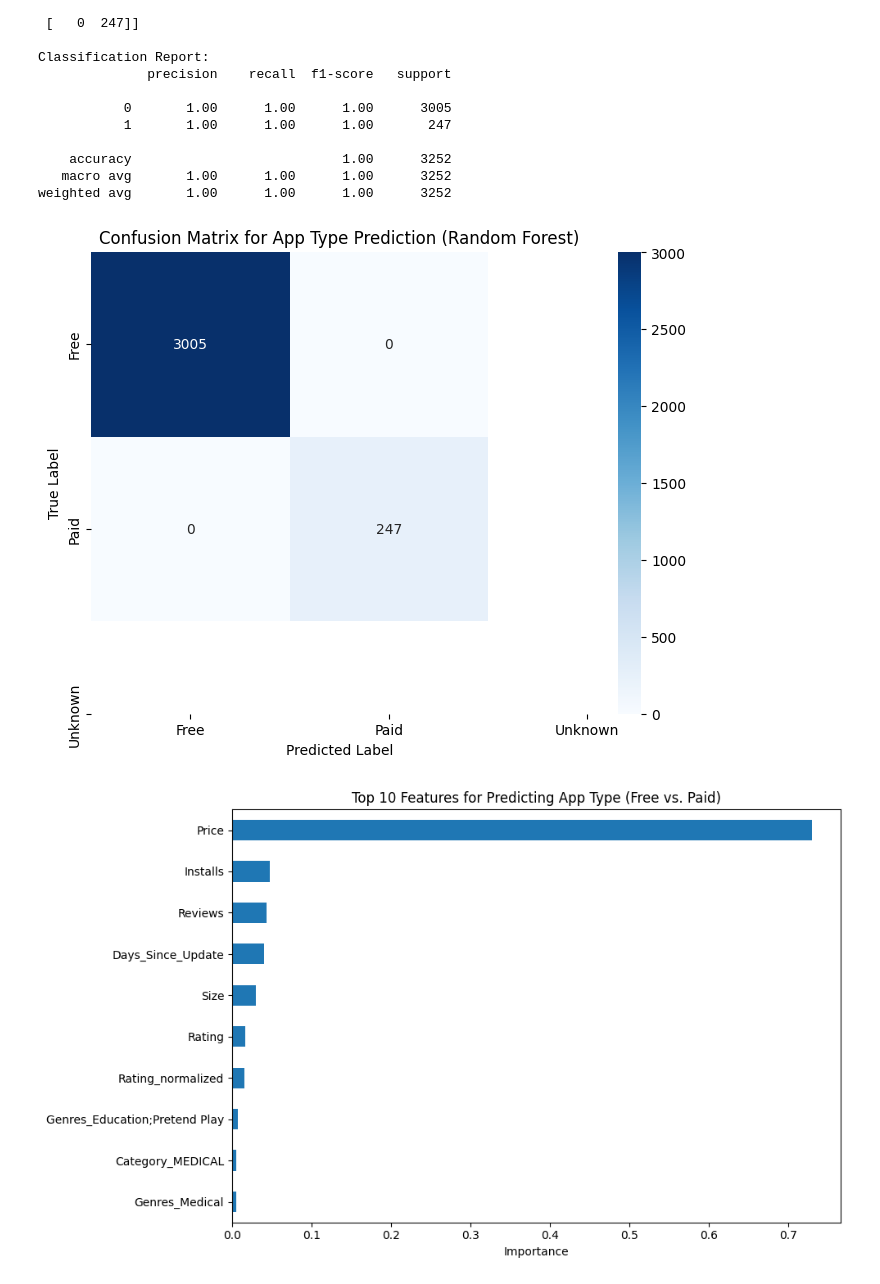
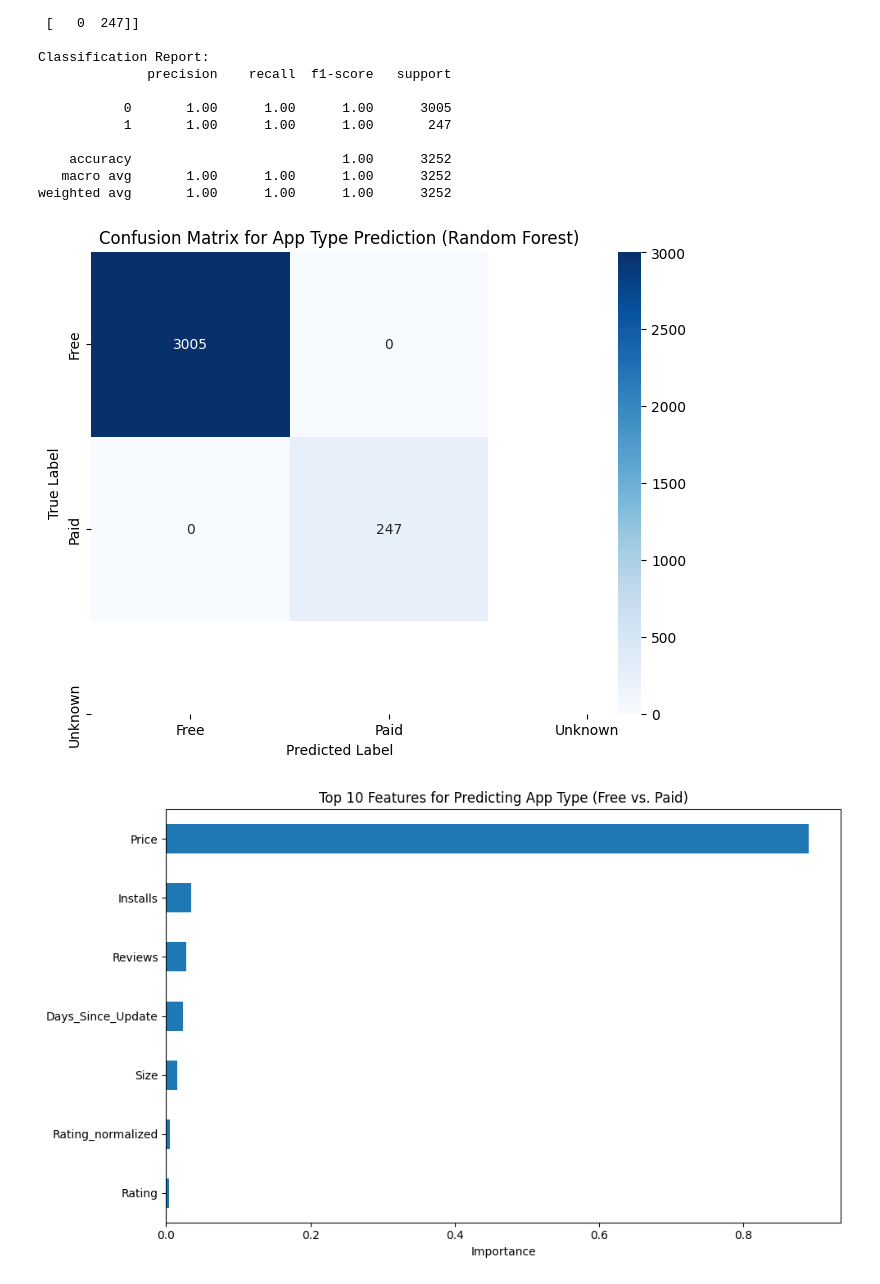
Before and after one commit to azfar3/30DaysOfAI_DS, a Jupyter notebook: Day4_Classification/ml_classification.ipynb, the cells around one changed output. Cells and saved outputs as stored; diff of their text form; code cells hidden in the pictures.

```diff
--- a/Day4_Classification/ml_classification.ipynb
+++ b/Day4_Classification/ml_classification.ipynb
@@ -181,7 +181,9 @@ dtype: object
 # %%
 # 1. Define your Target and Features using the NEW df_ml DataFrame
 y = df_ml['Type']
-X = df_ml.drop('Type', axis=1) # Now X should only have numeric columns
+
+numerical_features = ['Reviews', 'Size', 'Installs', 'Price', 'Days_Since_Update', 'Rating', 'Rating_normalized']
+X = df_ml[numerical_features]
 
 # 2. Encode the Categorical TARGET Variable ('Type')
 from sklearn.preprocessing import LabelEncoder
@@ -201,5 +203,6 @@ from sklearn.model_selection import train_test_split
 X_train, X_test, y_train, y_test = train_test_split(X, y_encoded, test_size=0.3, random_state=42)
 
 print("Final feature matrix shape:", X.shape)
-print("Final feature data types:\n", X.dtypes)
+print("Final feature data types:")
+print(X.dtypes)
 # %% [output]
@@ -235,15 +245,10 @@ Proportion of 'Paid' apps in testing set: 0.08
 # %%
-# This is the most important debugging step
-print("Data Types of your Feature Matrix (X_encoded):")
-print(X_encoded.dtypes)
+# Split the data into training and testing sets
+X_train, X_test, y_train, y_test = train_test_split(X, y_encoded, test_size=0.3, random_state=42)
+# stratify=y ensures the proportion of Free/Paid apps is the same in both train and test sets
 
-# Let's find any remaining non-numeric columns
-non_numeric_columns = X_encoded.select_dtypes(include=['object', 'category']).columns
-if len(non_numeric_columns) > 0:
-    print(f"\n!!! WARNING: Found non-numeric columns: {list(non_numeric_columns)}")
-    print("\nSample values from these columns:")
-    for col in non_numeric_columns:
-        print(f"{col}: {X_encoded[col].iloc[0]}")
-else:
-    print("\nAll columns are numeric. Good to go!")
+print(f"Training set size: {X_train.shape}")
+print(f"Testing set size: {X_test.shape}")
+print(f"Proportion of 'Paid' apps in training set: {y_train.mean():.2f}")
+print(f"Proportion of 'Paid' apps in testing set: {y_test.mean():.2f}")
 # %% [output]
@@ -333,26 +327,26 @@ weighted avg       1.00      1.00      1.00      3252
 # %%
 # Plot the Confusion Matrix for the best model (e.g., Random Forest)
 plt.figure(figsize=(8, 6))
 sns.heatmap(confusion_matrix(y_test, rf_predictions),
             annot=True, fmt='d', cmap='Blues',
             xticklabels=label_encoder.classes_,
             yticklabels=label_encoder.classes_)
 plt.xlabel('Predicted Label')
 plt.ylabel('True Label')
 plt.title('Confusion Matrix for App Type Prediction (Random Forest)')
 plt.show()
 
 # Check which features were most important for the prediction
-feature_importances = pd.Series(rf_model.feature_importances_, index=X_encoded.columns)
+feature_importances = pd.Series(rf_model.feature_importances_, index=X.columns)
 top_10_features = feature_importances.sort_values(ascending=False).head(10)
 
 plt.figure(figsize=(10, 6))
 top_10_features.plot(kind='barh') # Horizontal bar chart
 plt.title('Top 10 Features for Predicting App Type (Free vs. Paid)')
 plt.xlabel('Importance')
 plt.gca().invert_yaxis() # To show the most important at the top
 plt.tight_layout()
 plt.show()
 # %% [output]
 [figure]
-[figure, old version]
+[figure, new version]
```
Also changed, not shown: parts of 9 cells of this notebook, 5 other files.
